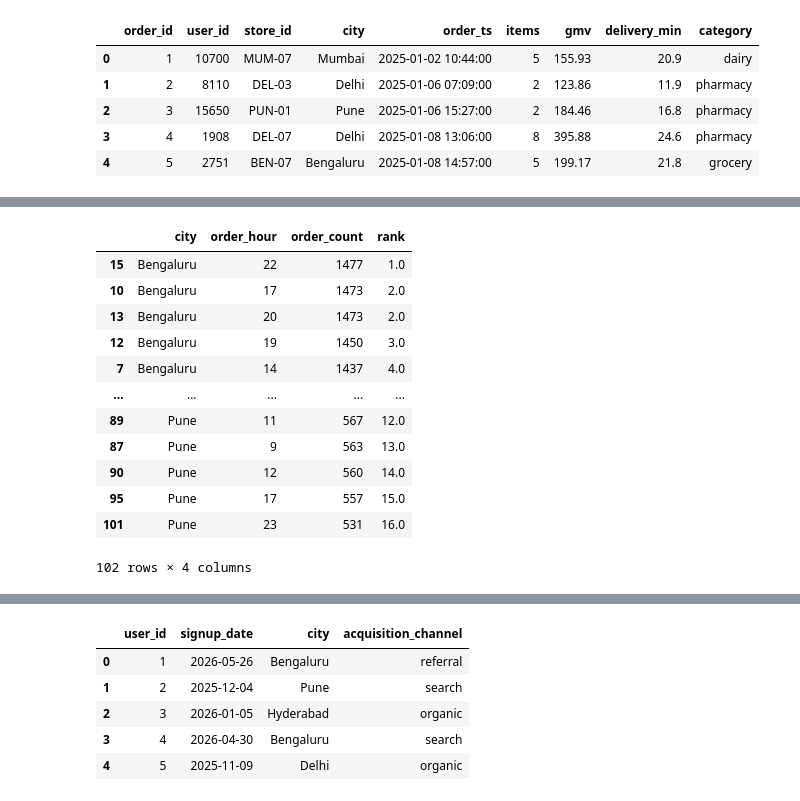
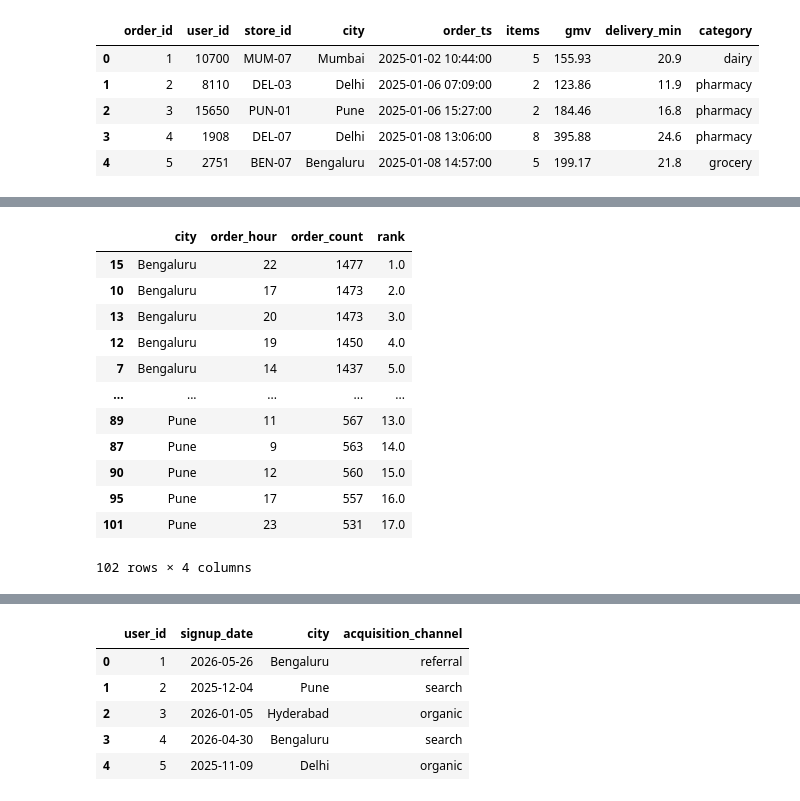
Before and after one commit to souravjain122/ds-prep, a Jupyter notebook: notebooks/02_pandas_drills.ipynb, the cells around one changed output, grey strips where cells are left out. Saved outputs shown, nothing was run; the diff lists cells and outputs as text; code cells hidden in the pictures.

```diff
--- a/notebooks/02_pandas_drills.ipynb
+++ b/notebooks/02_pandas_drills.ipynb
@@ -108,7 +108,7 @@ city_hour_order_summary["rank"] = (
     city_hour_order_summary
     .groupby(['city'])['order_count']
     .rank(
-        method = 'dense',
+        method = 'first',
         ascending = False
     )
 )
@@ -120,15 +120,15 @@ city_hour_order_summary
 |  | city | order_hour | order_count | rank |
 | 15 | Bengaluru | 22 | 1477 | 1.0 |
 | 10 | Bengaluru | 17 | 1473 | 2.0 |
-| 13 | Bengaluru | 20 | 1473 | 2.0 |
-| 12 | Bengaluru | 19 | 1450 | 3.0 |
-| 7 | Bengaluru | 14 | 1437 | 4.0 |
+| 13 | Bengaluru | 20 | 1473 | 3.0 |
+| 12 | Bengaluru | 19 | 1450 | 4.0 |
+| 7 | Bengaluru | 14 | 1437 | 5.0 |
 | ... | ... | ... | ... | ... |
-| 89 | Pune | 11 | 567 | 12.0 |
-| 87 | Pune | 9 | 563 | 13.0 |
-| 90 | Pune | 12 | 560 | 14.0 |
-| 95 | Pune | 17 | 557 | 15.0 |
-| 101 | Pune | 23 | 531 | 16.0 |
+| 89 | Pune | 11 | 567 | 13.0 |
+| 87 | Pune | 9 | 563 | 14.0 |
+| 90 | Pune | 12 | 560 | 15.0 |
+| 95 | Pune | 17 | 557 | 16.0 |
+| 101 | Pune | 23 | 531 | 17.0 |
 102 rows × 4 columns
 # %%
 peak_city_hours = city_hour_order_summary[city_hour_order_summary['rank'] == 1]
```
Also changed, not shown: parts of 18 cells of this notebook.
